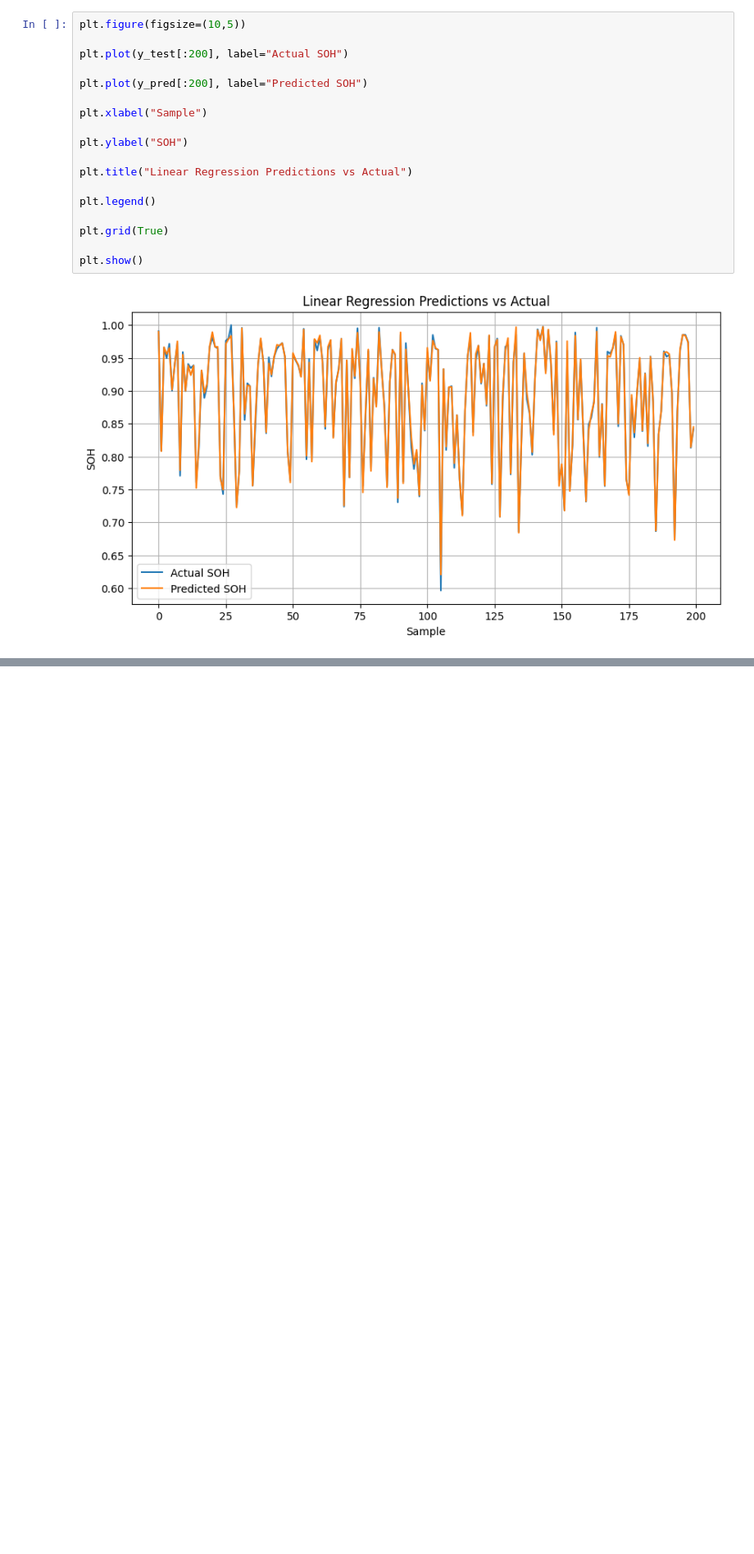
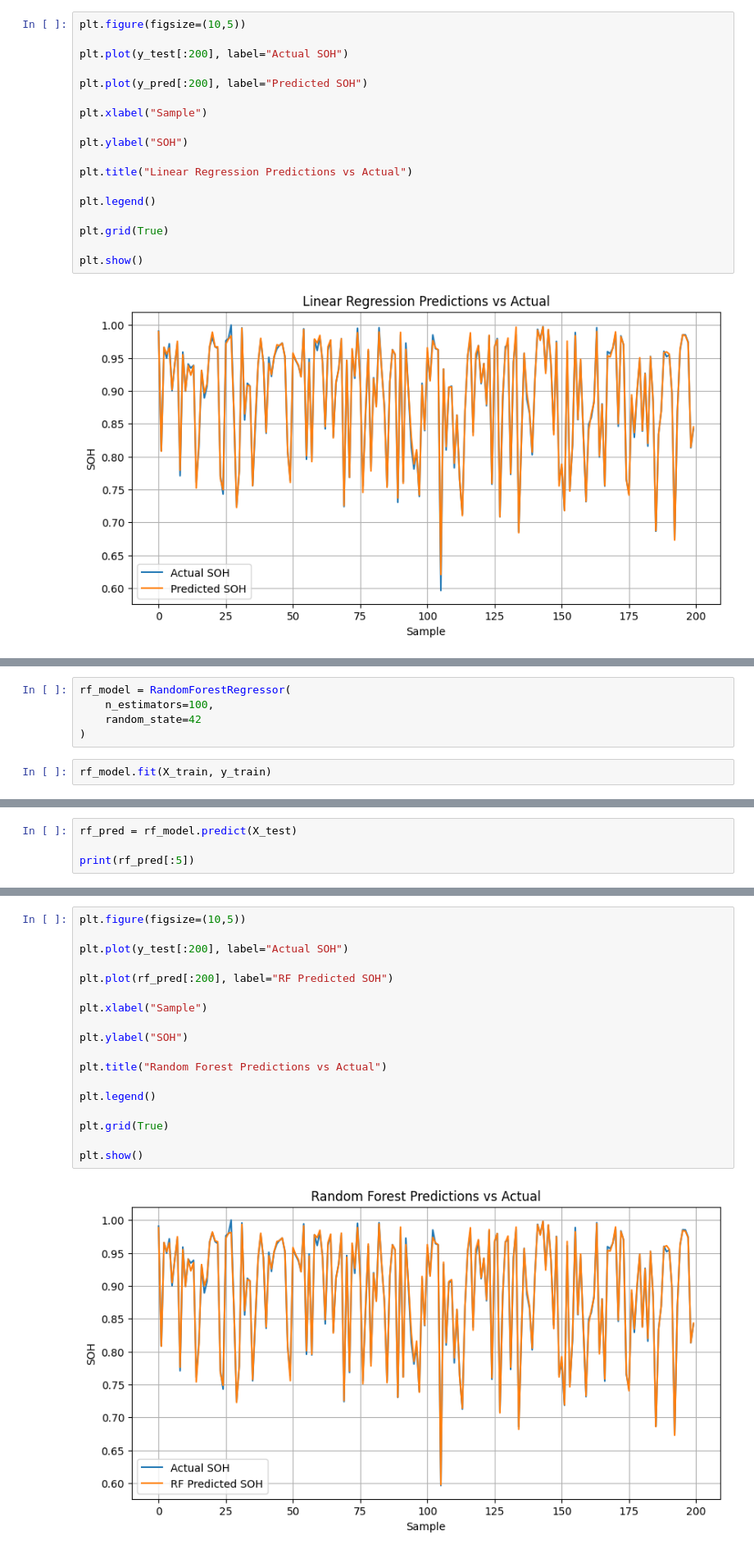
Before and after one commit to tej345/battery-degradation-research, a Jupyter notebook: notebooks/phase1_exploration.ipynb, the cells around one changed output, grey strips where cells are left out. Shown at 82% size. Cells and saved outputs as stored; diff of their text form; blank space fills up the shorter version.

```diff
--- a/notebooks/phase1_exploration.ipynb
+++ b/notebooks/phase1_exploration.ipynb
@@ -530,0 +533,7 @@ plt.show()
+# %%
+rf_model = RandomForestRegressor(
+    n_estimators=100,
+    random_state=42
+)
+# %%
+rf_model.fit(X_train, y_train)
@@ -530,0 +542,4 @@ plt.show()
+# %%
+rf_pred = rf_model.predict(X_test)
+
+print(rf_pred[:5])
@@ -530,0 +559,20 @@ plt.show()
+# %%
+plt.figure(figsize=(10,5))
+
+plt.plot(y_test[:200], label="Actual SOH")
+
+plt.plot(rf_pred[:200], label="RF Predicted SOH")
+
+plt.xlabel("Sample")
+
+plt.ylabel("SOH")
+
+plt.title("Random Forest Predictions vs Actual")
+
+plt.legend()
+
+plt.grid(True)
+
+plt.show()
+# %% [output]
+[figure, added]
```
Also changed, not shown: parts of 9 cells of this notebook.
